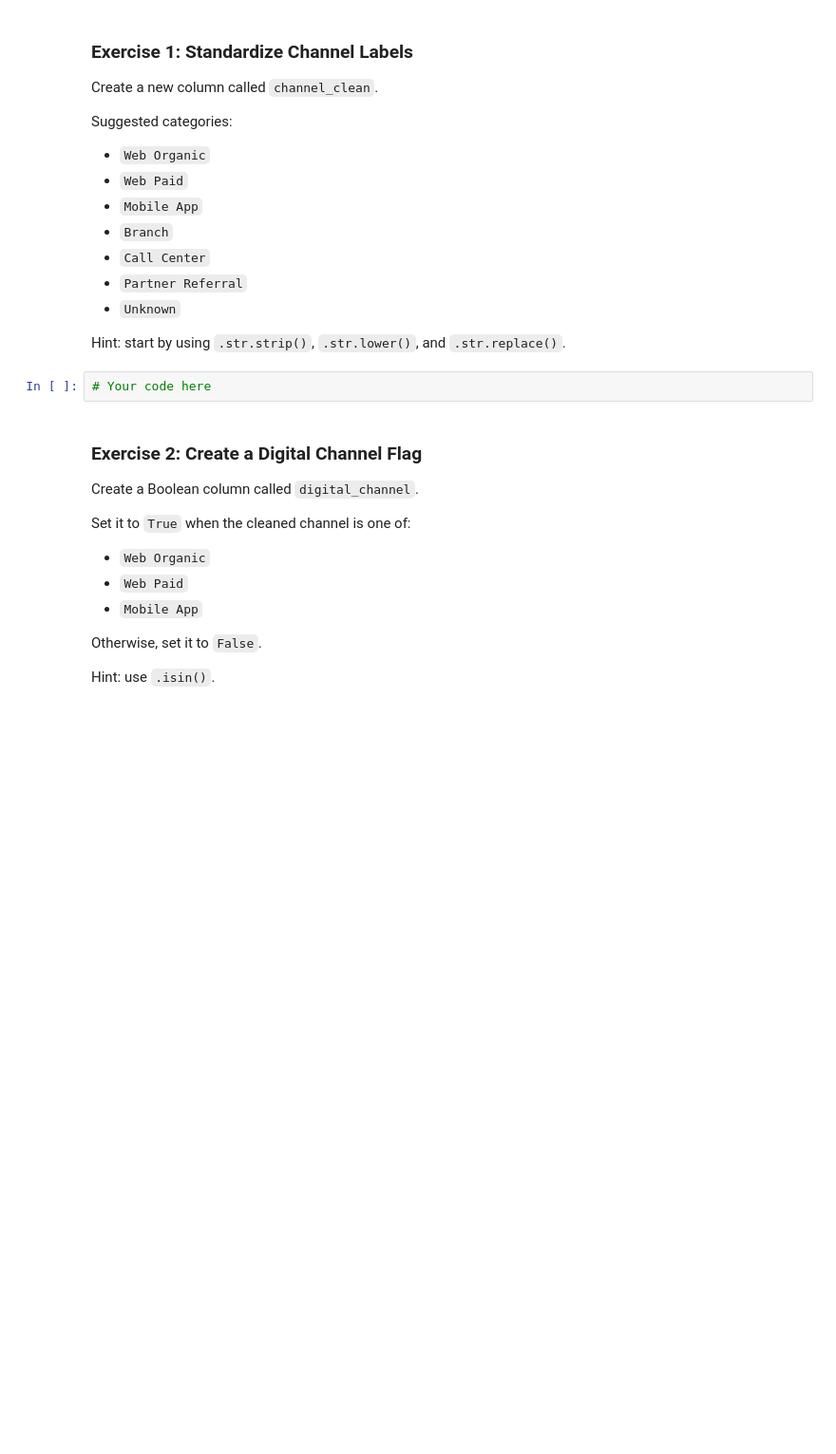
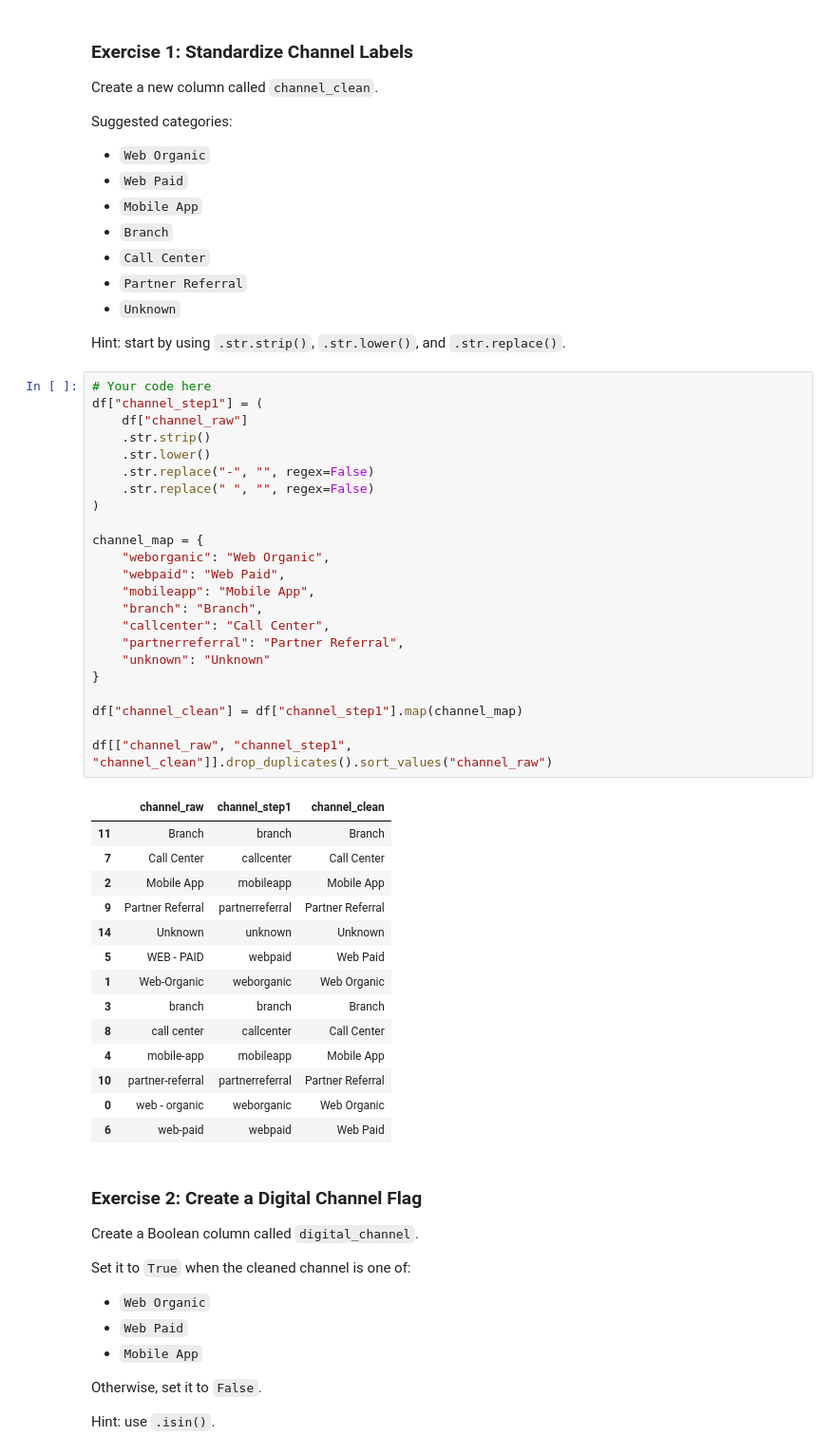
Before and after one commit to JoeG-UTSA/BAN6003-Week05-06-JoeGarcia, a Jupyter notebook: notebooks/module6_string_categorical_guided_lab.ipynb, the cells around one changed output. Shown at 95% size. Saved outputs shown, nothing was run; the diff lists cells and outputs as text; blank space fills up the shorter version.

```diff
--- a/notebooks/module6_string_categorical_guided_lab.ipynb
+++ b/notebooks/module6_string_categorical_guided_lab.ipynb
@@ -605,6 +605,42 @@ Suggested categories:
 Hint: start by using `.str.strip()`, `.str.lower()`, and `.str.replace()`.
 # %%
 # Your code here
+df["channel_step1"] = (
+    df["channel_raw"]
+    .str.strip()
+    .str.lower()
+    .str.replace("-", "", regex=False)
+    .str.replace(" ", "", regex=False)
+)
+
+channel_map = {
+    "weborganic": "Web Organic",
+    "webpaid": "Web Paid",
+    "mobileapp": "Mobile App",
+    "branch": "Branch",
+    "callcenter": "Call Center",
+    "partnerreferral": "Partner Referral",
+    "unknown": "Unknown"
+}
+
+df["channel_clean"] = df["channel_step1"].map(channel_map)
+
+df[["channel_raw", "channel_step1", "channel_clean"]].drop_duplicates().sort_values("channel_raw")
+# %% [output]
+|  | channel_raw | channel_step1 | channel_clean |
+| 11 | Branch | branch | Branch |
+| 7 | Call Center | callcenter | Call Center |
+| 2 | Mobile App | mobileapp | Mobile App |
+| 9 | Partner Referral | partnerreferral | Partner Referral |
+| 14 | Unknown | unknown | Unknown |
+| 5 | WEB - PAID | webpaid | Web Paid |
+| 1 | Web-Organic | weborganic | Web Organic |
+| 3 | branch | branch | Branch |
+| 8 | call center | callcenter | Call Center |
+| 4 | mobile-app | mobileapp | Mobile App |
+| 10 | partner-referral | partnerreferral | Partner Referral |
+| 0 | web - organic | weborganic | Web Organic |
+| 6 | web-paid | webpaid | Web Paid |
 # %% [markdown]
 ### Exercise 2: Create a Digital Channel Flag
 
```
Also changed, not shown: parts of 4 cells of this notebook, 1 other file.
